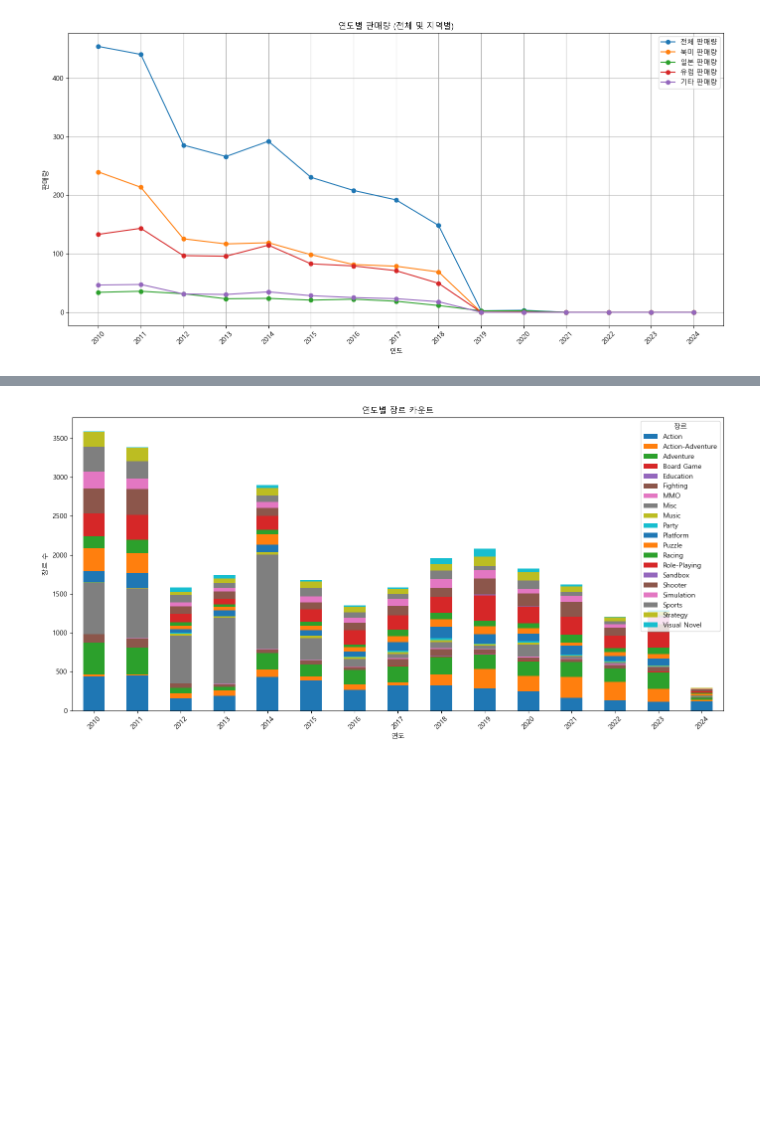
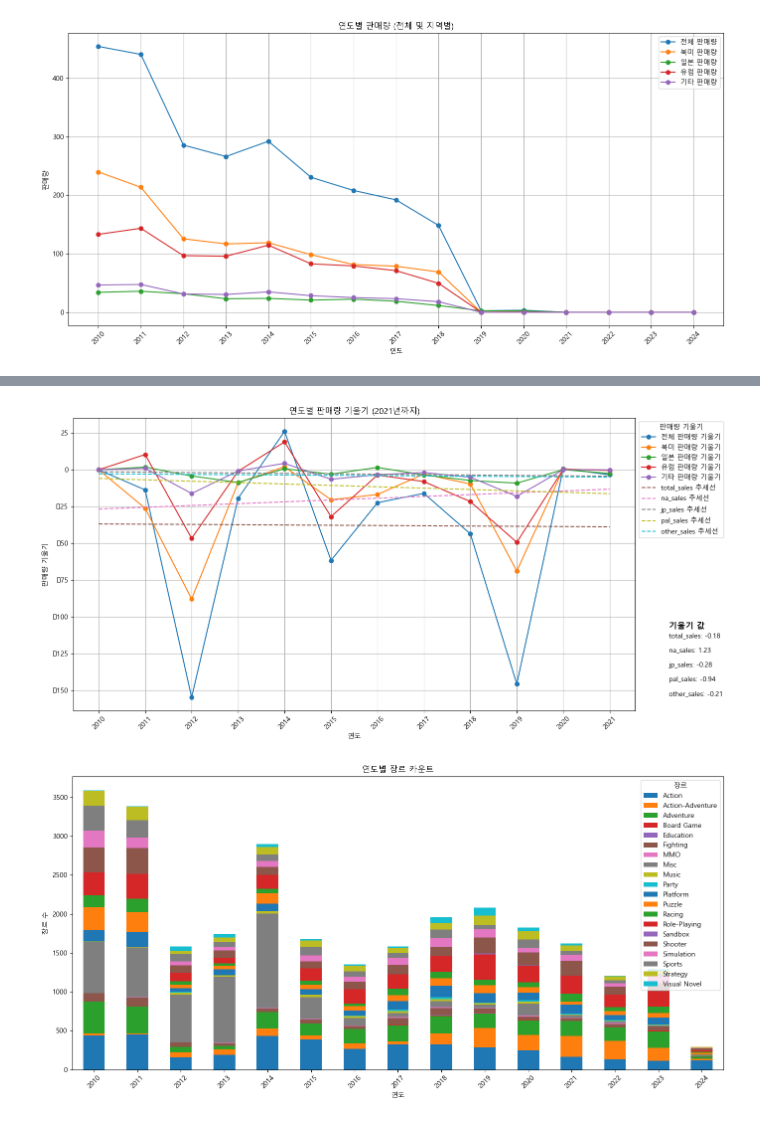
Before and after one commit to entangelk/golbal_game, a Jupyter notebook: docs/analysis.ipynb, the cells around one changed output, grey strips where cells are left out. Drawn from its saved outputs; the diff is of its cells as text; code cells hidden in the pictures; blank space fills up the shorter version.

```diff
--- a/docs/analysis.ipynb
+++ b/docs/analysis.ipynb
@@ -353,3 +411,65 @@ plt.show()
+# %%
+# 연도별 판매량 집계
+sales_by_year = df_data.groupby('release_year').agg({
+    'total_sales': 'sum',
+    'na_sales': 'sum',
+    'jp_sales': 'sum',
+    'pal_sales': 'sum',
+    'other_sales': 'sum'
+}).reset_index()
+
+# 2019년까지만 필터링
+sales_by_year = sales_by_year[sales_by_year['release_year'] <= 2021]
+
+# 연도별 판매량의 차이(기울기) 계산
+sales_diff = sales_by_year[['release_year', 'total_sales', 'na_sales', 'jp_sales', 'pal_sales', 'other_sales']].diff().fillna(0)
+
+# 시각화
+plt.figure(figsize=(14, 7))
+
+# 판매량 기울기 시각화
+plt.plot(sales_by_year['release_year'], sales_diff['total_sales'], label='전체 판매량 기울기', marker='o')
+plt.plot(sales_by_year['release_year'], sales_diff['na_sales'], label='북미 판매량 기울기', marker='o')
+plt.plot(sales_by_year['release_year'], sales_diff['jp_sales'], label='일본 판매량 기울기', marker='o')
+plt.plot(sales_by_year['release_year'], sales_diff['pal_sales'], label='유럽 판매량 기울기', marker='o')
+plt.plot(sales_by_year['release_year'], sales_diff['other_sales'], label='기타 판매량 기울기', marker='o')
+
+# 기울기 값을 저장할 딕셔너리
+slopes = {}
+
+# 추세선 추가 및 기울기 계산
+for column in ['total_sales', 'na_sales', 'jp_sales', 'pal_sales', 'other_sales']:
+    z = np.polyfit(sales_by_year['release_year'], sales_diff[column], 1)
+    p = np.poly1d(z)
+    plt.plot(sales_by_year['release_year'], p(sales_by_year['release_year']), linestyle='--', label=f'{column} 추세선')
+
+    # 기울기를 저장
+    slopes[column] = z[0]
+
+# 그래프 설정
+plt.title('연도별 판매량 기울기 (2021년까지)')
+plt.xlabel('연도')
+plt.ylabel('판매량 기울기')
+plt.xticks(sales_by_year['release_year'], rotation=45)
+plt.grid()
+
+# 목차 스타일의 기울기 박스 추가
+plt.legend(loc='upper left', bbox_to_anchor=(1, 1), title='판매량 기울기')
+
+# 기울기 값을 담을 박스 추가 (그래프 외부)
+bbox_props = dict(boxstyle="round,pad=0.3", edgecolor='black', facecolor='white')
+plt.gca().add_artist(plt.Rectangle((1.05, 0.15), 0.2, 0.25, transform=plt.gca().transAxes, color='white', alpha=0.8, edgecolor='black'))
+
+plt.text(1.06, 0.28, '기울기 값', fontsize=12, fontweight='bold', transform=plt.gca().transAxes)
+
+# 기울기 값 추가
+for i, (key, value) in enumerate(slopes.items()):
+    plt.text(1.06, 0.25 - (i * 0.05), f'{key}: {value:.2f}', fontsize=10, transform=plt.gca().transAxes)
+
+plt.tight_layout()
+plt.show()
+# %% [output]
+[figure, added]
 # %%
 # 연도별 장르 카운트
 genre_counts_by_year = df_data.groupby(['release_year', 'genre']).size().unstack(fill_value=0)
```
Also changed, not shown: parts of 11 cells of this notebook, 1 other file.
